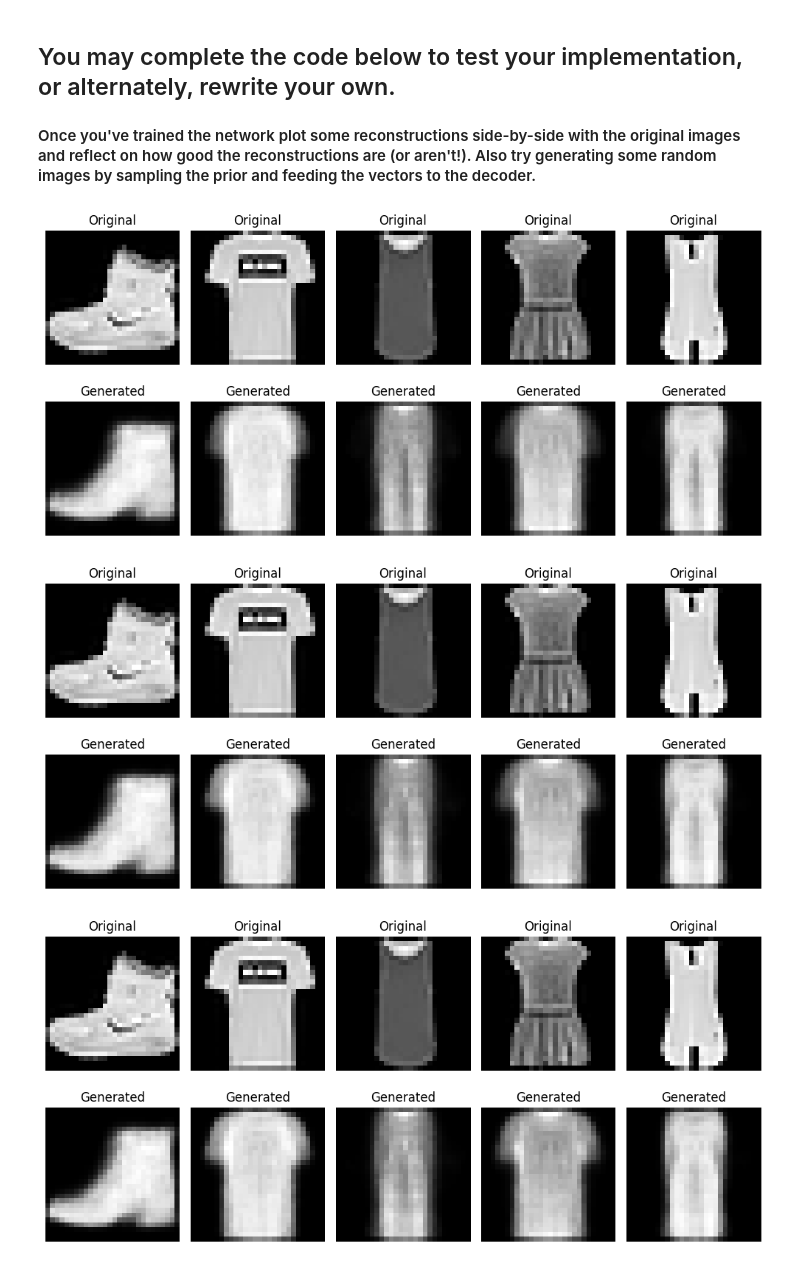
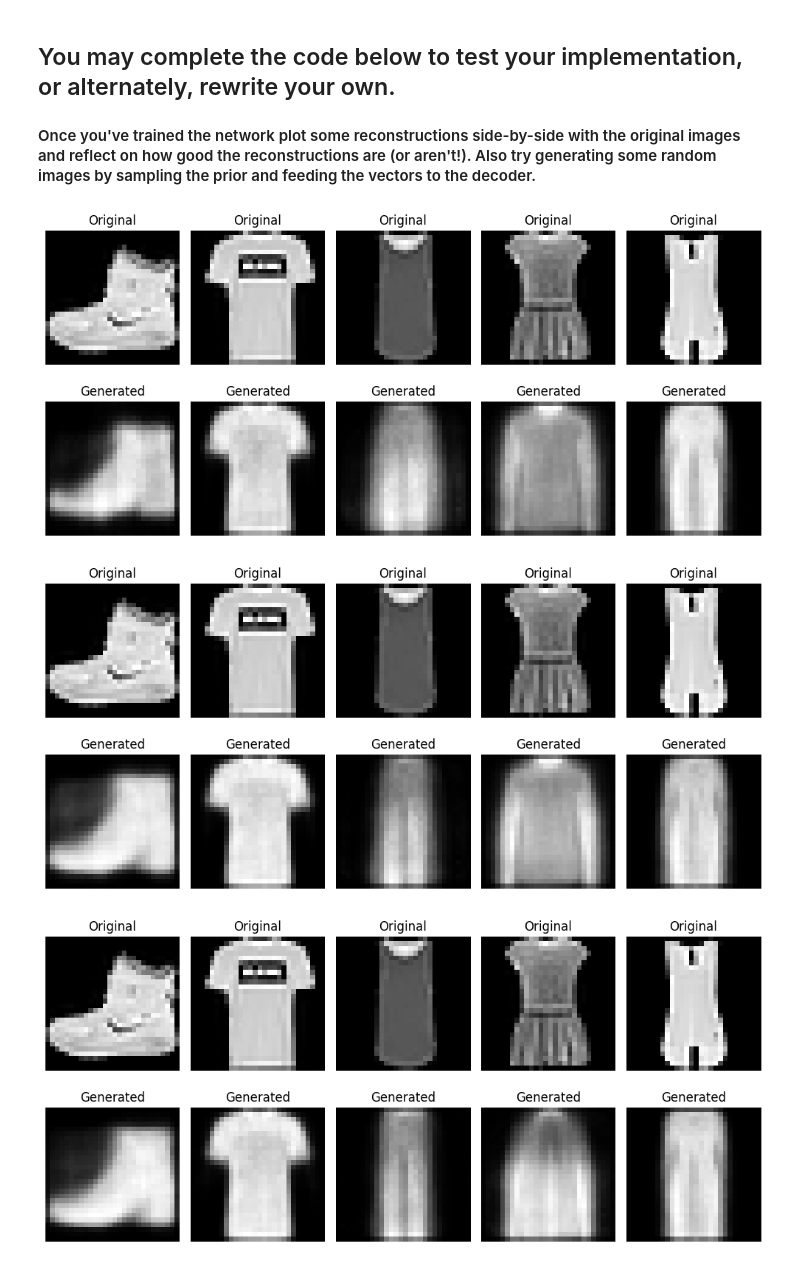
Before and after one commit to AndreiS22/deep_learning_labs, a Jupyter notebook: docs/labs/lab8/8_3_VAE.ipynb, the cells around one changed output. Drawn from its saved outputs; the diff is of its cells as text; code cells hidden in the pictures.

```diff
--- a/docs/labs/lab8/8_3_VAE.ipynb
+++ b/docs/labs/lab8/8_3_VAE.ipynb
@@ -151,7 +151,7 @@ for epoch in range(nEpoch):
         # Compute the term kl which is then added to the total loss
         # YOUR CODE HERE
         # raise NotImplementedError()
-        # kl = (-0.5 * torch.sum(1 + log_sigma2 - mu.pow(2) - log_sigma2.exp()))/inputs.shape[0]
+        kl = (-0.5 * torch.sum(1 + log_sigma2 - mu.pow(2) - log_sigma2.exp()))/inputs.shape[0]
 
         loss = recon + kl
         loss.backward()
@@ -166,33 +166,33 @@ for epoch in range(nEpoch):
     # YOUR CODE HERE
     # raise NotImplementedError()
     # Get a batch of images from the data loader
     inputs, _ = next(iter(train_loader))
 
     # Encode and decode the images
     with torch.no_grad():  # No need to calculate gradients for display
         mu, log_sigma2 = enc(inputs)
         z = sample(mu, log_sigma2)
         outputs = dec(z)
 
     # Reshape images for display
     inputs = inputs.view(-1, 28, 28)  # Assuming 28x28 images
     outputs = outputs.view(-1, 28, 28)
 
     # Display the original and generated images
     fig, axes = plt.subplots(nrows=2, ncols=5, figsize=(10, 5))
 
     for i in range(5):
         axes[0, i].imshow(inputs[i].cpu().numpy(), cmap='gray')
         axes[0, i].set_title('Original')
         axes[0, i].axis('off')
 
         axes[1, i].imshow(outputs[i].cpu().numpy(), cmap='gray')
         axes[1, i].set_title('Generated')
         axes[1, i].axis('off')
 
     plt.tight_layout()
     plt.show()
 # %% [output]
-[figure, old version]
+[figure, new version]
-[figure, old version]
+[figure, new version]
-[figure, old version]
+[figure, new version]
```
Also changed, not shown: parts of 3 cells of this notebook.
